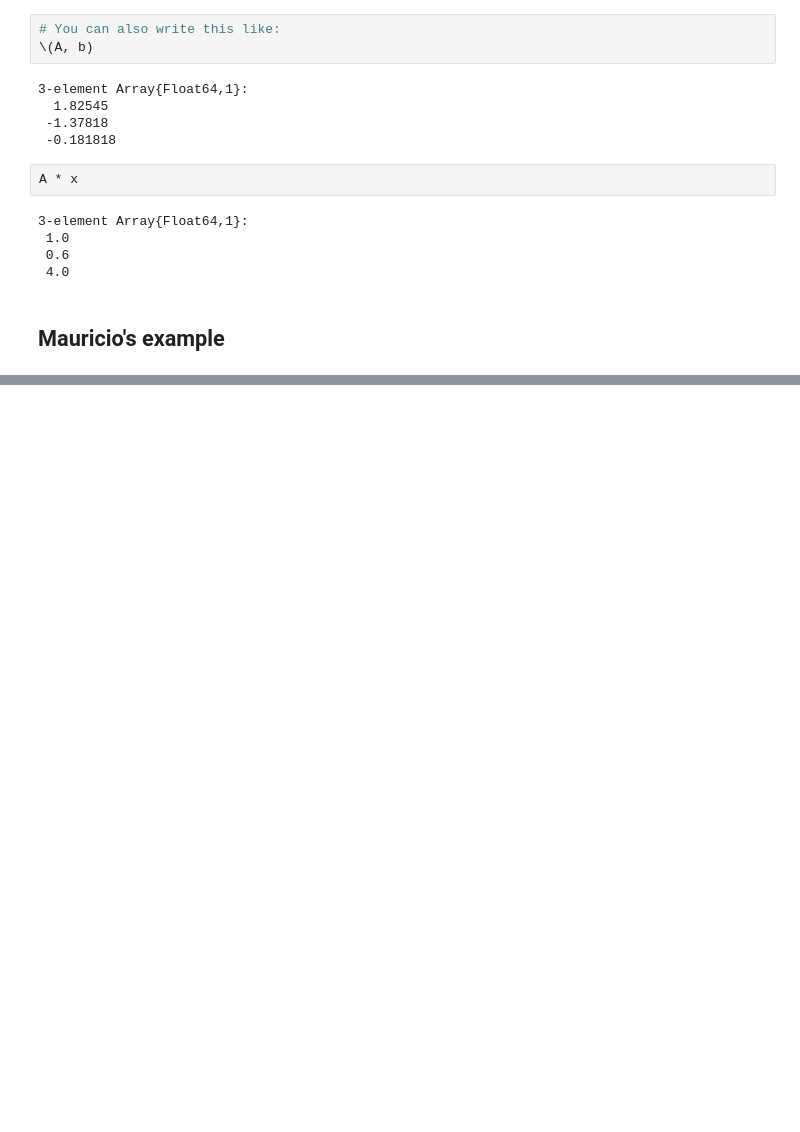
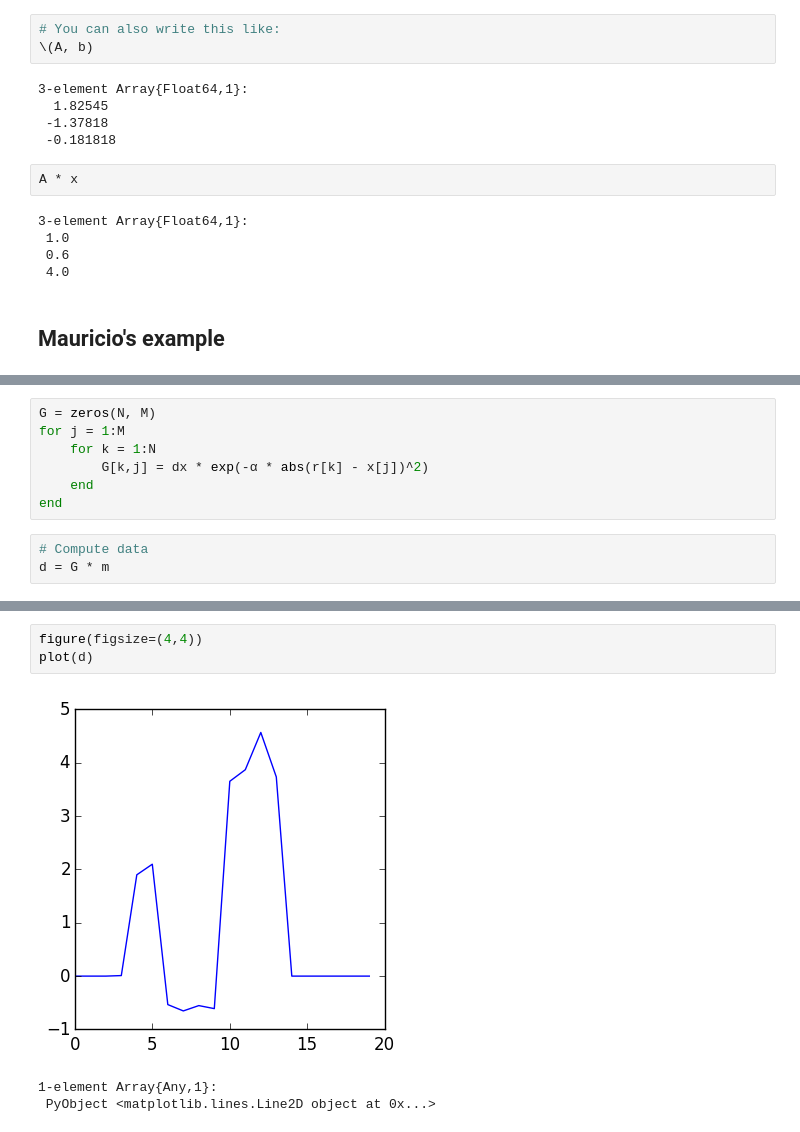
Before and after one commit to kwinkunks/axb, a Jupyter notebook: Julia.ipynb, the cells around one changed output, grey strips where cells are left out. Drawn from its saved outputs; the diff is of its cells as text; blank space fills up the shorter version.

```diff
--- a/Julia.ipynb
+++ b/Julia.ipynb
@@ -39,0 +73,10 @@ A * x
+# %%
+G = zeros(N, M)
+for j = 1:M
+    for k = 1:N
+        G[k,j] = dx * exp(-α * abs(r[k] - x[j])^2)
+    end
+end
+# %%
+# Compute data
+d = G * m
@@ -39,0 +101,7 @@ A * x
+# %%
+figure(figsize=(4,4))
+plot(d)
+# %% [output]
+[figure, added]
+1-element Array{Any,1}:
+ PyObject <matplotlib.lines.Line2D object at 0x...>
```
Also changed, not shown: parts of 12 cells of this notebook, 1 other file.
